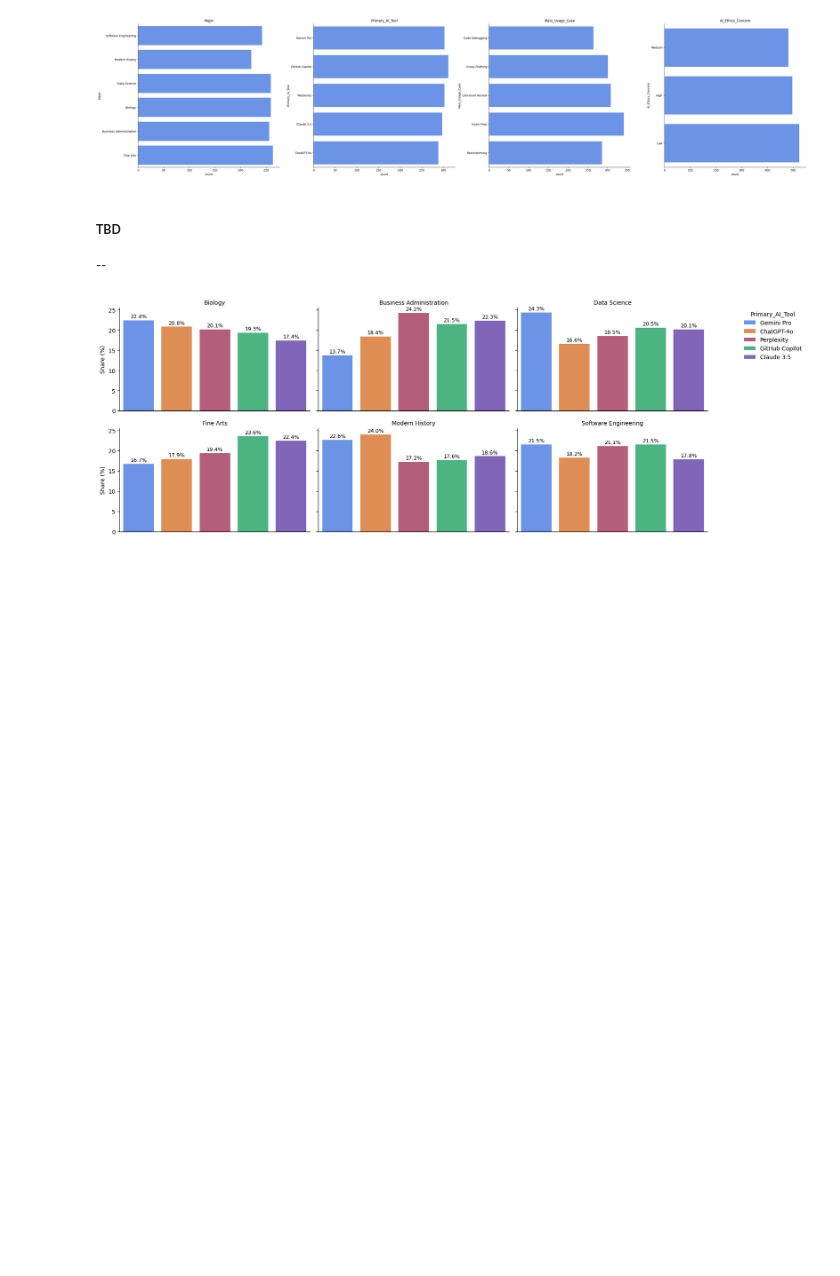
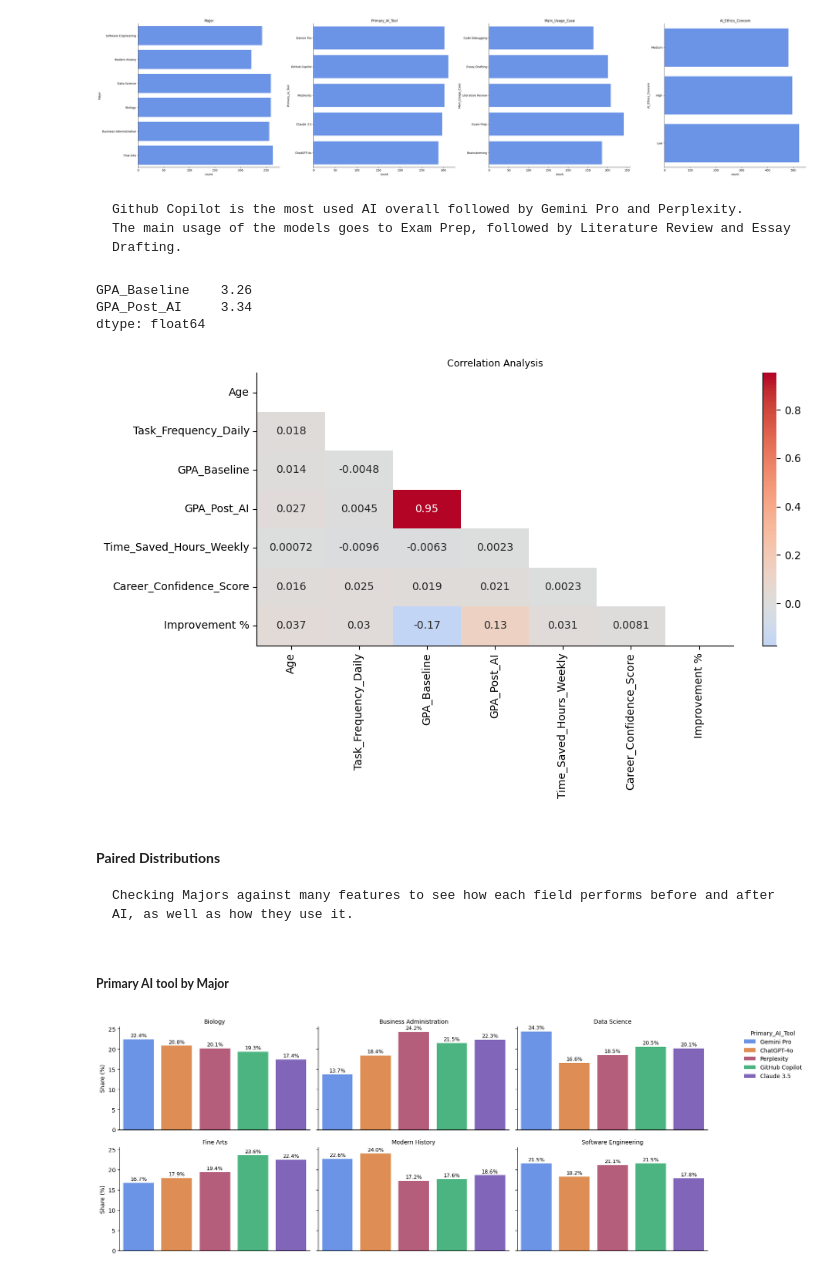
Before and after one commit to LeonardoTerra/Kaggle, a Jupyter notebook: AI usage vs GPA improvement EDA.ipynb, the cells around one changed output. Cells and saved outputs as stored; diff of their text form; code cells hidden in the pictures; blank space fills up the shorter version.

```diff
--- a/AI usage vs GPA improvement EDA.ipynb
+++ b/AI usage vs GPA improvement EDA.ipynb
@@ -177,9 +167,34 @@ sns.despine(left=False, right=True, top=True, bottom=False)
 plt.tight_layout()
 # %% [output]
 [figure]
+# %% [markdown]
+    Github Copilot is the most used AI overall followed by Gemini Pro and Perplexity.
+    The main usage of the models goes to Exam Prep, followed by Literature Review and Essay Drafting.
+# %%
+# Baseline GPA x After AI GPA
+
+df[['GPA_Baseline', 'GPA_Post_AI']].mean().round(2)
+# %% [output]
+GPA_Baseline    3.26
+GPA_Post_AI     3.34
+dtype: float64
+# %%
+corr = df.select_dtypes(include='number').corr()
+mask = np.triu(np.ones_like(corr, dtype=bool)) # Mask to remove the upper side and facilitate visualization
+
+plt.figure(figsize=(10,6))
+sns.heatmap(corr, mask=mask, annot=True, cmap='coolwarm', center=0)
+
+sns.despine(left=False, right=True, top=True, bottom=False)
+plt.title("Correlation Analysis", fontsize=9)
+plt.tight_layout()
+# %% [output]
+[figure, added]
 # %% [markdown]
-##### **TBD**
---
+#### **Paired Distributions**
+    Checking Majors against many features to see how each field performs before and after AI, as well as how they use it.
+# %% [markdown]
+##### **Primary AI tool by Major**
 # %%
 # Dataframe
 major_tool = (df.groupby('Major')['Primary_AI_Tool'].value_counts(normalize=True).round(3)*100).reset_index()
```
Also changed, not shown: parts of 12 cells of this notebook.
